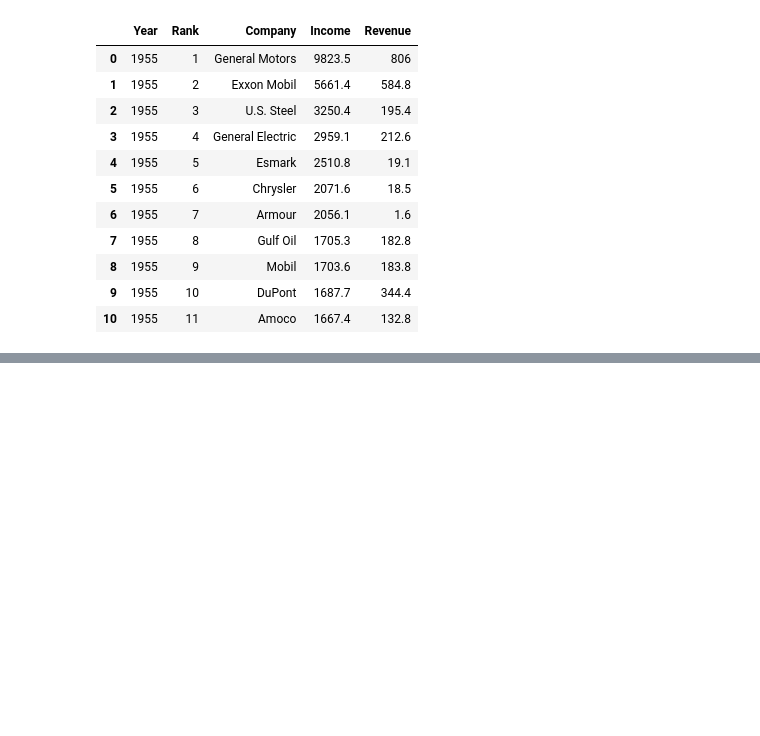
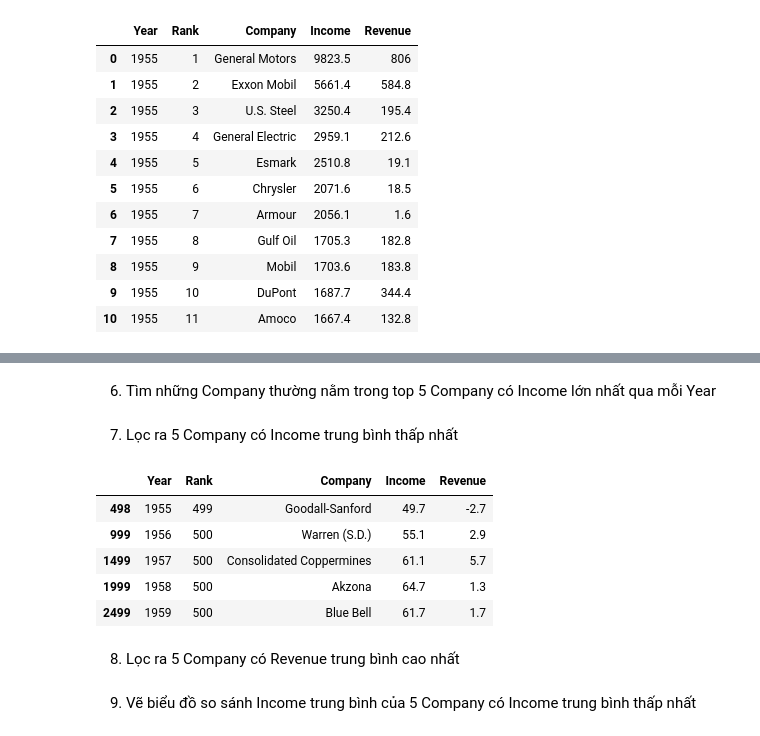
Before and after one commit to MathematicGuy/Machine-Learning-2024, a Jupyter notebook: Learn/DataAnalysis/Analysis.ipynb, the cells around one changed output, grey strips where cells are left out. Drawn from its saved outputs; the diff is of its cells as text; code cells hidden in the pictures; blank space fills up the shorter version.

```diff
--- a/Learn/DataAnalysis/Analysis.ipynb
+++ b/Learn/DataAnalysis/Analysis.ipynb
@@ -99,0 +134,2 @@ Name: Công ty, dtype: object
+# %% [markdown]
+6. Tìm những Company thường nằm trong top 5 Company có Income lớn nhất qua mỗi Year
@@ -99,0 +138,16 @@ Name: Công ty, dtype: object
+# %% [markdown]
+7. Lọc ra 5 Company có Income trung bình thấp nhất
+# %%
+most_revenue_year = df.loc[df.groupby('Year')['Income'].idxmin()]
+most_revenue_year.head()
+# %% [output]
+|  | Year | Rank | Company | Income | Revenue |
+| 498 | 1955 | 499 | Goodall-Sanford | 49.7 | -2.7 |
+| 999 | 1956 | 500 | Warren (S.D.) | 55.1 | 2.9 |
+| 1499 | 1957 | 500 | Consolidated Coppermines | 61.1 | 5.7 |
+| 1999 | 1958 | 500 | Akzona | 64.7 | 1.3 |
+| 2499 | 1959 | 500 | Blue Bell | 61.7 | 1.7 |
+# %% [markdown]
+8. Lọc ra 5 Company có Revenue trung bình cao nhất
+# %% [markdown]
+9. Vẽ biểu đồ so sánh Income trung bình của 5 Company có Income trung bình thấp nhất
```
Also changed, not shown: parts of 32 cells of this notebook.
